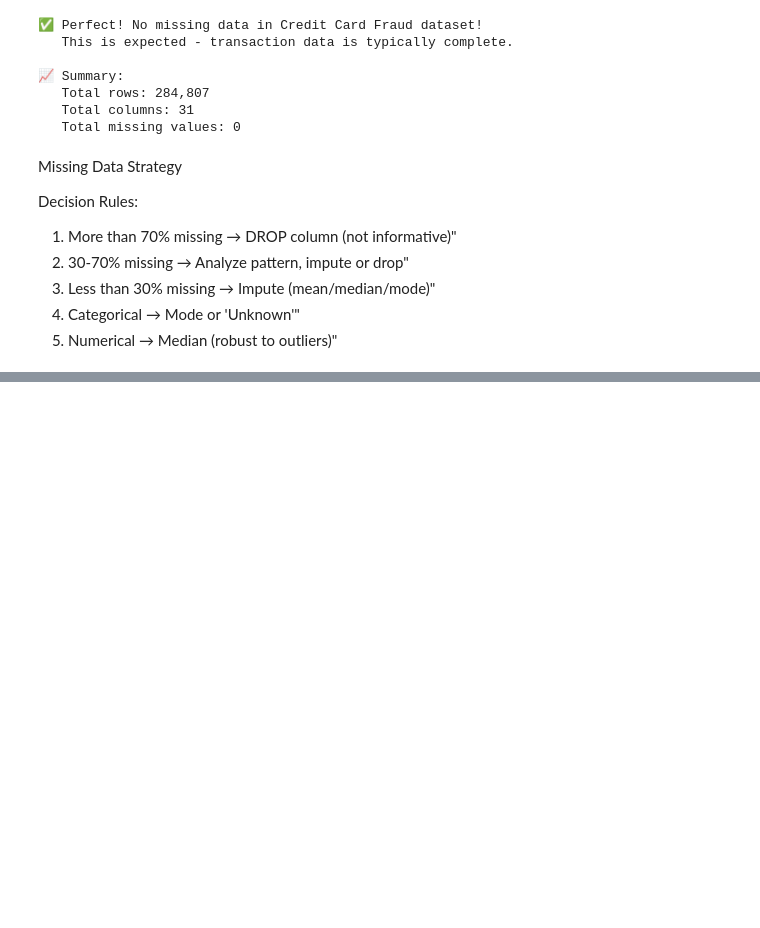
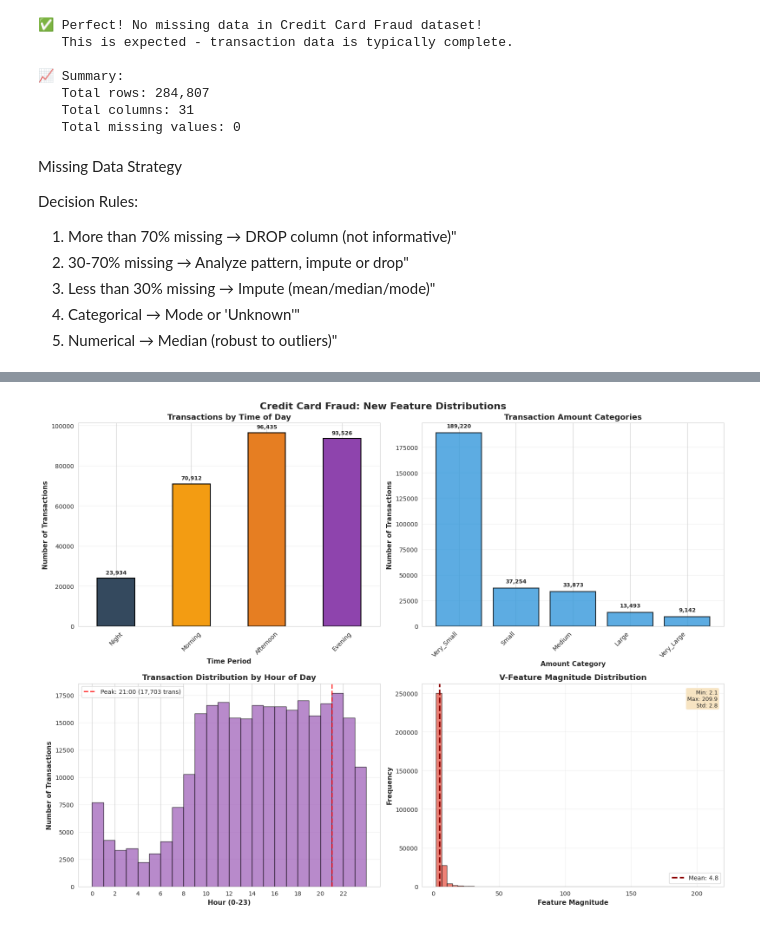
Before and after one commit to ManasAyyalaraju/personal-finance-health-predictor, a Jupyter notebook: notebooks/02_Data_Preprocessing.ipynb, the cells around one changed output, grey strips where cells are left out. Cells and saved outputs as stored; diff of their text form; code cells hidden in the pictures; blank space fills up the shorter version.

```diff
--- a/notebooks/02_Data_Preprocessing.ipynb
+++ b/notebooks/02_Data_Preprocessing.ipynb
@@ -220,0 +1046,5 @@ Decision Rules:
+# %%
+fraud_data_fe = fraud_data.copy()
+
+print(f"Starting with {len(fraud_data_fe.columns)} columns")
+print(f"Creating new features...\n")
@@ -220,0 +1196,11 @@ Decision Rules:
+# %%
+print("Creating V_FEATURE_MAGNITUDE feature...")
+
+# Calculate magnitude of V features (similar to vector magnitude)
+v_cols = [col for col in fraud_data_fe.columns if col.startswith('V')]
+fraud_data_fe['v_feature_magnitude'] = np.sqrt((fraud_data_fe[v_cols] ** 2).sum(axis=1))
+
+print("")
+print("✓ Created v_feature_magnitude")
+print("")
+print(f"Mean magnitude: {fraud_data_fe['v_feature_magnitude'].mean():.2f}")
@@ -220,0 +1400,74 @@ Decision Rules:
+# %%
+fig, axes = plt.subplots(2, 2, figsize=(16, 12))
+fig.suptitle('Credit Card Fraud: New Feature Distributions', fontsize=16, fontweight='bold')
+
+# Panel 1: Time of Day Distribution
+time_counts = fraud_data_fe['time_of_day'].value_counts()
+time_order = ['Night', 'Morning', 'Afternoon', 'Evening']
+time_counts = time_counts.reindex(time_order)
+colors_time = ['#34495e', '#f39c12', '#e67e22', '#8e44ad']
+time_counts.plot(kind='bar', ax=axes[0, 0], color=colors_time,
+                 edgecolor='black', linewidth=1.5)
+axes[0, 0].set_title('Transactions by Time of Day', fontsize=13, fontweight='bold')
+axes[0, 0].set_ylabel('Number of Transactions', fontsize=11, fontweight='bold')
+axes[0, 0].set_xlabel('Time Period', fontsize=11, fontweight='bold')
+axes[0, 0].tick_params(axis='x', rotation=45)
+axes[0, 0].grid(alpha=0.3, axis='y')
+
+# Add value labels
+for i, v in enumerate(time_counts.values):
+    axes[0, 0].text(i, v + 2000, f'{v:,}', ha='center', fontweight='bold', fontsize=9)
+
+# Panel 2: Amount Category
+amount_cat_counts = fraud_data_fe['amount_category'].value_counts()
+axes[0, 1].bar(range(len(amount_cat_counts)), amount_cat_counts.values,
+               color='#3498db', edgecolor='black', linewidth=1.5, alpha=0.8)
+axes[0, 1].set_xticks(range(len(amount_cat_counts)))
+axes[0, 1].set_xticklabels(amount_cat_counts.index, fontsize=10, rotation=45, ha='right')
+axes[0, 1].set_title('Transaction Amount Categories', fontsize=13, fontweight='bold')
+axes[0, 1].set_ylabel('Number of Transactions', fontsize=11, fontweight='bold')
+axes[0, 1].set_xlabel('Amount Category', fontsize=11, fontweight='bold')
+axes[0, 1].grid(alpha=0.3, axis='y')
+
+# Add value labels
+for i, v in enumerate(amount_cat_counts.values):
+    axes[0, 1].text(i, v + 5000, f'{v:,}', ha='center', fontweight='bold', fontsize=9)
+
+# Panel 3: Hourly Distribution
+axes[1, 0].hist(fraud_data_fe['hour'], bins=24, color='#9b59b6',
+                edgecolor='black', alpha=0.7, linewidth=1, range=(0, 24))
+axes[1, 0].set_title('Transaction Distribution by Hour of Day', fontsize=13, fontweight='bold')
+axes[1, 0].set_xlabel('Hour (0-23)', fontsize=11, fontweight='bold')
+axes[1, 0].set_ylabel('Number of Transactions', fontsize=11, fontweight='bold')
+axes[1, 0].set_xticks(range(0, 24, 2))
+axes[1, 0].grid(alpha=0.3, axis='y')
+
+# Highlight peak hour
+peak_hour = fraud_data_fe['hour'].mode()[0]
+peak_count = (fraud_data_fe['hour'] == peak_hour).sum()
+axes[1, 0].axvline(peak_hour, color='red', linestyle='--', linewidth=2,
+                   label=f'Peak: {peak_hour}:00 ({peak_count:,} trans)', alpha=0.8)
+axes[1, 0].legend(fontsize=10)
+
+# Panel 4: V-Feature Magnitude
+axes[1, 1].hist(fraud_data_fe['v_feature_magnitude'], bins=50,
+                color='#e74c3c', edgecolor='black', alpha=0.7, linewidth=1)
+mean_mag = fraud_data_fe['v_feature_magnitude'].mean()
+axes[1, 1].axvline(mean_mag, color='darkred', linestyle='--', linewidth=2.5,
+                   label=f'Mean: {mean_mag:.1f}')
+axes[1, 1].set_title('V-Feature Magnitude Distribution', fontsize=13, fontweight='bold')
+axes[1, 1].set_xlabel('Feature Magnitude', fontsize=11, fontweight='bold')
+axes[1, 1].set_ylabel('Frequency', fontsize=11, fontweight='bold')
+axes[1, 1].legend(fontsize=10)
+axes[1, 1].grid(alpha=0.3)
+
+# Add statistics box
+stats_text = f'Min: {fraud_data_fe["v_feature_magnitude"].min():.1f}\nMax: {fraud_data_fe["v_feature_magnitude"].max():.1f}\nStd: {fraud_data_fe["v_feature_magnitude"].std():.1f}'
+axes[1, 1].text(0.98, 0.97, stats_text, transform=axes[1, 1].transAxes,
+                fontsize=9, verticalalignment='top', horizontalalignment='right',
+                bbox=dict(boxstyle='round', facecolor='wheat', alpha=0.8))
+
+plt.tight_layout()
+plt.show()
+# %% [output]
+[figure, added]
```
Also changed, not shown: parts of 101 cells of this notebook.
